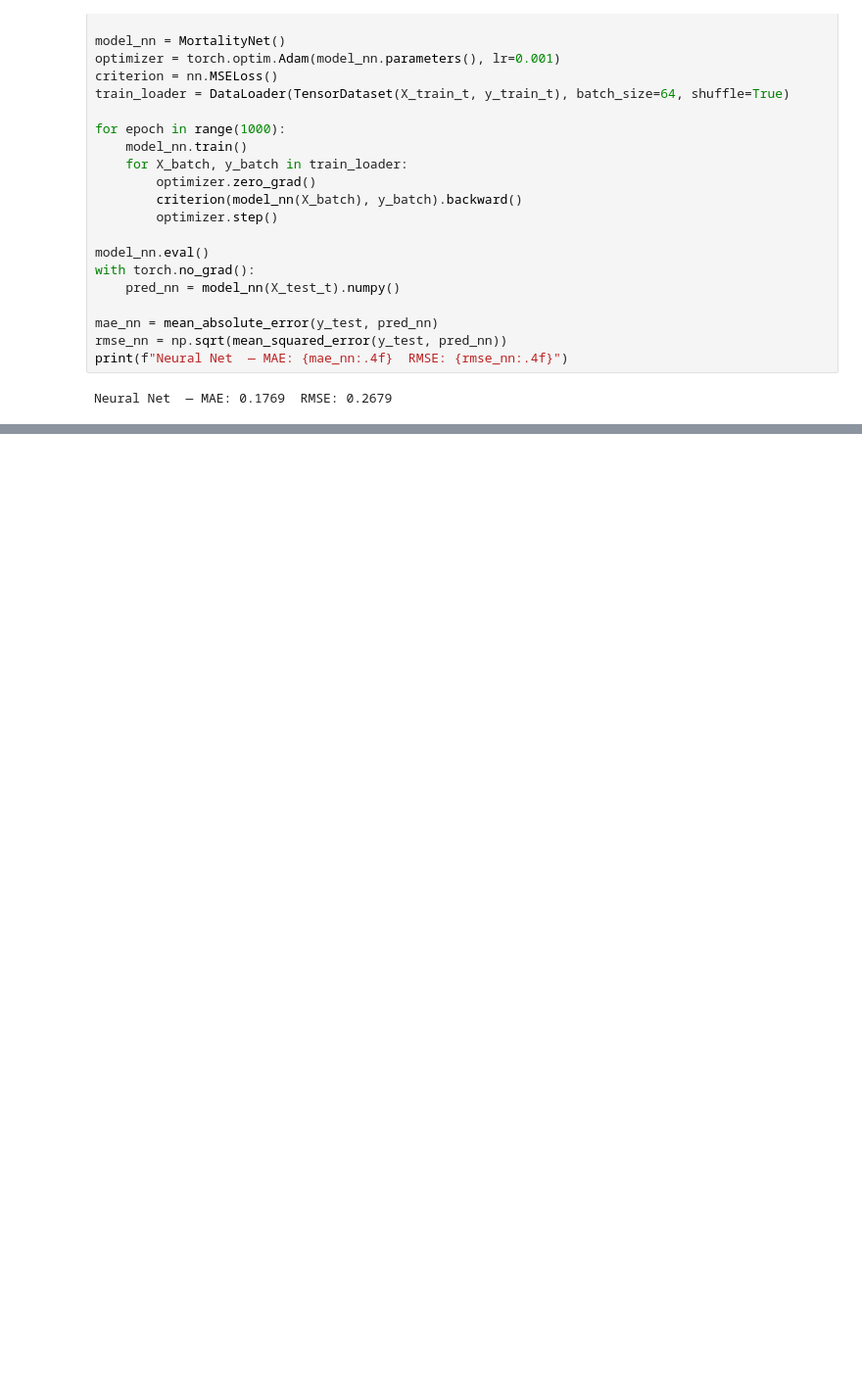
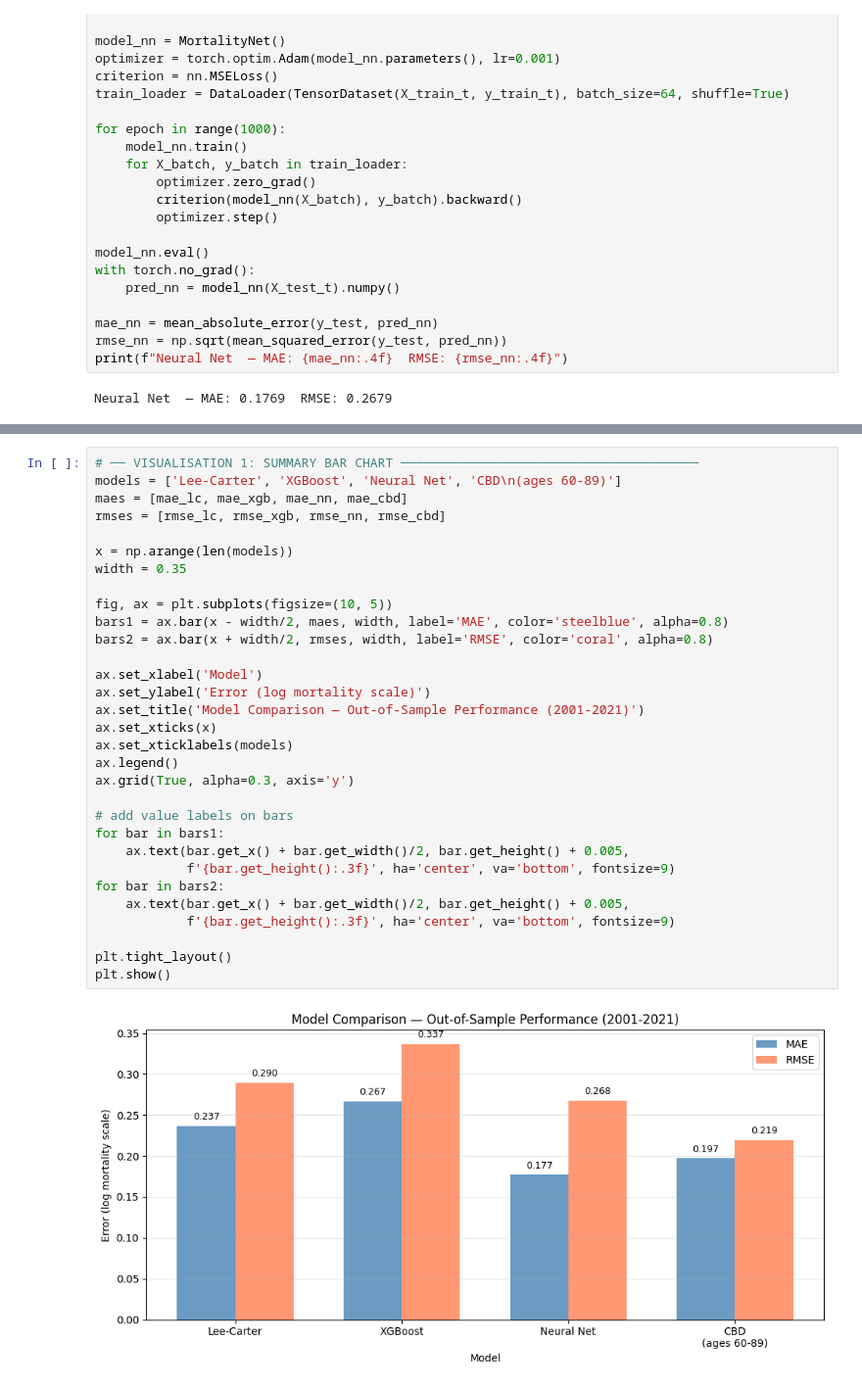
Before and after one commit to DL123890/ML-vs-Actuarial-Methods-Mortality, a Jupyter notebook: notebooks/06_comparisons.ipynb, the cells around one changed output, grey strips where cells are left out. Shown at 98% size. Drawn from its saved outputs; the diff is of its cells as text; blank space fills up the shorter version.

Commit message:
added visualisations

```diff
--- a/notebooks/06_comparisons.ipynb
+++ b/notebooks/06_comparisons.ipynb
@@ -138,0 +217,33 @@ Neural Net  — MAE: 0.1769  RMSE: 0.2679
+# %%
+# ── VISUALISATION 1: SUMMARY BAR CHART ───────────────────────────────────────
+models = ['Lee-Carter', 'XGBoost', 'Neural Net', 'CBD\n(ages 60-89)']
+maes = [mae_lc, mae_xgb, mae_nn, mae_cbd]
+rmses = [rmse_lc, rmse_xgb, rmse_nn, rmse_cbd]
+
+x = np.arange(len(models))
+width = 0.35
+
+fig, ax = plt.subplots(figsize=(10, 5))
+bars1 = ax.bar(x - width/2, maes, width, label='MAE', color='steelblue', alpha=0.8)
+bars2 = ax.bar(x + width/2, rmses, width, label='RMSE', color='coral', alpha=0.8)
+
+ax.set_xlabel('Model')
+ax.set_ylabel('Error (log mortality scale)')
+ax.set_title('Model Comparison — Out-of-Sample Performance (2001-2021)')
+ax.set_xticks(x)
+ax.set_xticklabels(models)
+ax.legend()
+ax.grid(True, alpha=0.3, axis='y')
+
+# add value labels on bars
+for bar in bars1:
+    ax.text(bar.get_x() + bar.get_width()/2, bar.get_height() + 0.005,
+            f'{bar.get_height():.3f}', ha='center', va='bottom', fontsize=9)
+for bar in bars2:
+    ax.text(bar.get_x() + bar.get_width()/2, bar.get_height() + 0.005,
+            f'{bar.get_height():.3f}', ha='center', va='bottom', fontsize=9)
+
+plt.tight_layout()
+plt.show()
+# %% [output]
+[figure, added]
```
Also changed, not shown: parts of 5 cells of this notebook, 1 other file.
